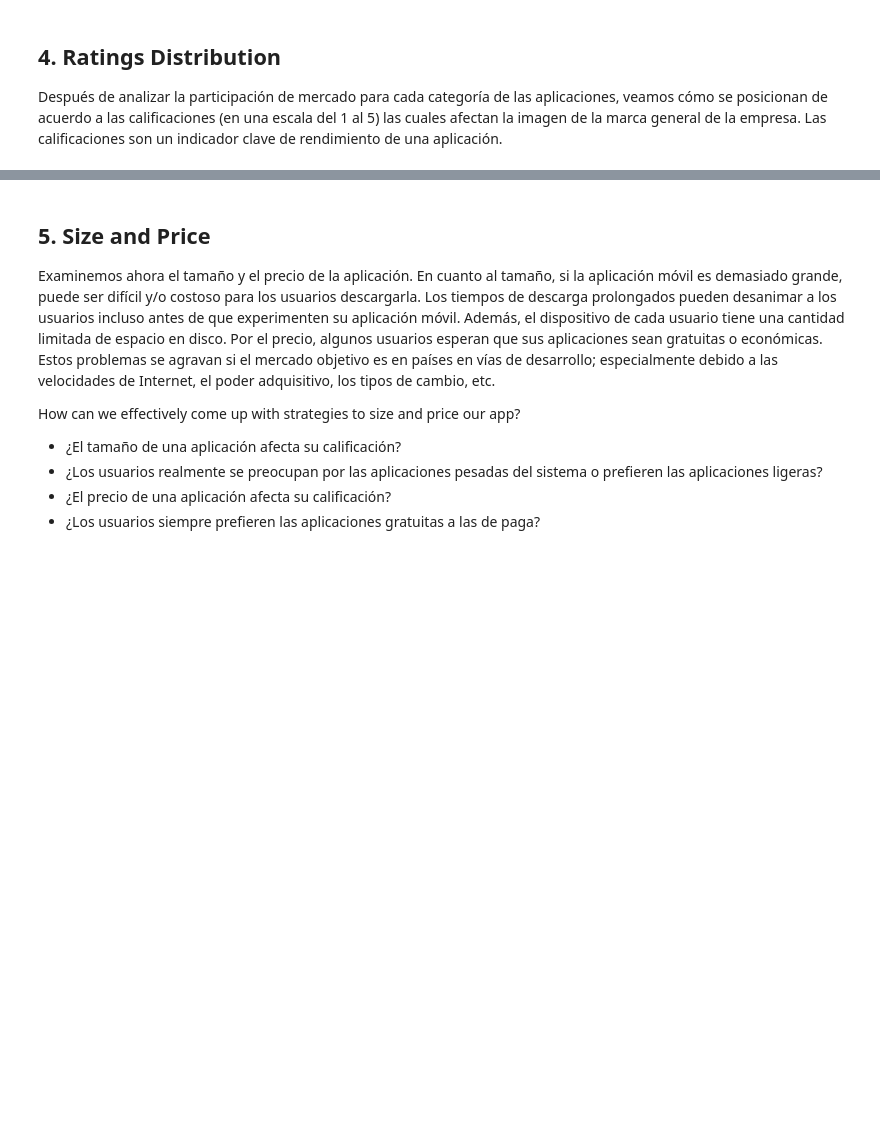
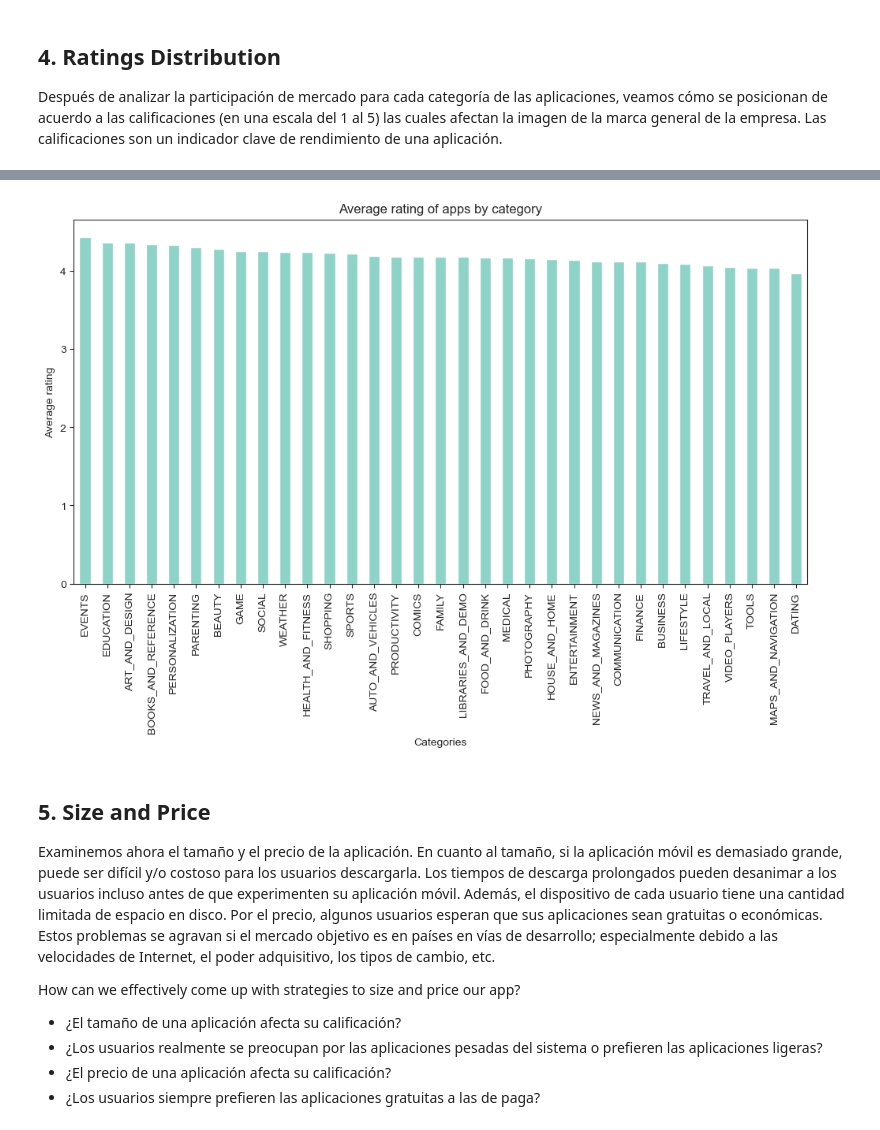
Before and after one commit to julihocc/ebac-cientifico-datos, a Jupyter notebook: Proyecto 1.1/Python.ipynb, the cells around one changed output, grey strips where cells are left out. Saved outputs shown, nothing was run; the diff lists cells and outputs as text; code cells hidden in the pictures; blank space fills up the shorter version.

```diff
--- a/Proyecto 1.1/Python.ipynb
+++ b/Proyecto 1.1/Python.ipynb
@@ -85,3 +196,16 @@ plt.show()
+# %%
+
+# Calcula el promedio de calificación por categoría
+avg_app_rating_by_category = apps.groupby('Category')['Rating'].mean().sort_values(ascending=False)
+# Visualiza en un histograma el comportamiento del Rating
+plt.figure(figsize=(12,6))
+avg_app_rating_by_category.plot(kind='bar')
+plt.xlabel('Categories')
+plt.ylabel('Average rating')
+plt.title('Average rating of apps by category')
+plt.show()
+# %% [output]
+[figure, added]
 # %% [markdown]
 ## 5. Size and Price
 <p>Examinemos ahora el tamaño y el precio de la aplicación. En cuanto al tamaño, si la aplicación móvil es demasiado grande, puede ser difícil y/o costoso para los usuarios descargarla. Los tiempos de descarga prolongados pueden desanimar a los usuarios incluso antes de que experimenten su aplicación móvil. Además, el dispositivo de cada usuario tiene una cantidad limitada de espacio en disco. Por el precio, algunos usuarios esperan que sus aplicaciones sean gratuitas o económicas. Estos problemas se agravan si el mercado objetivo es en países en vías de desarrollo; especialmente debido a las velocidades de Internet, el poder adquisitivo, los tipos de cambio, etc.</p>
```
Also changed, not shown: parts of 28 cells of this notebook.
